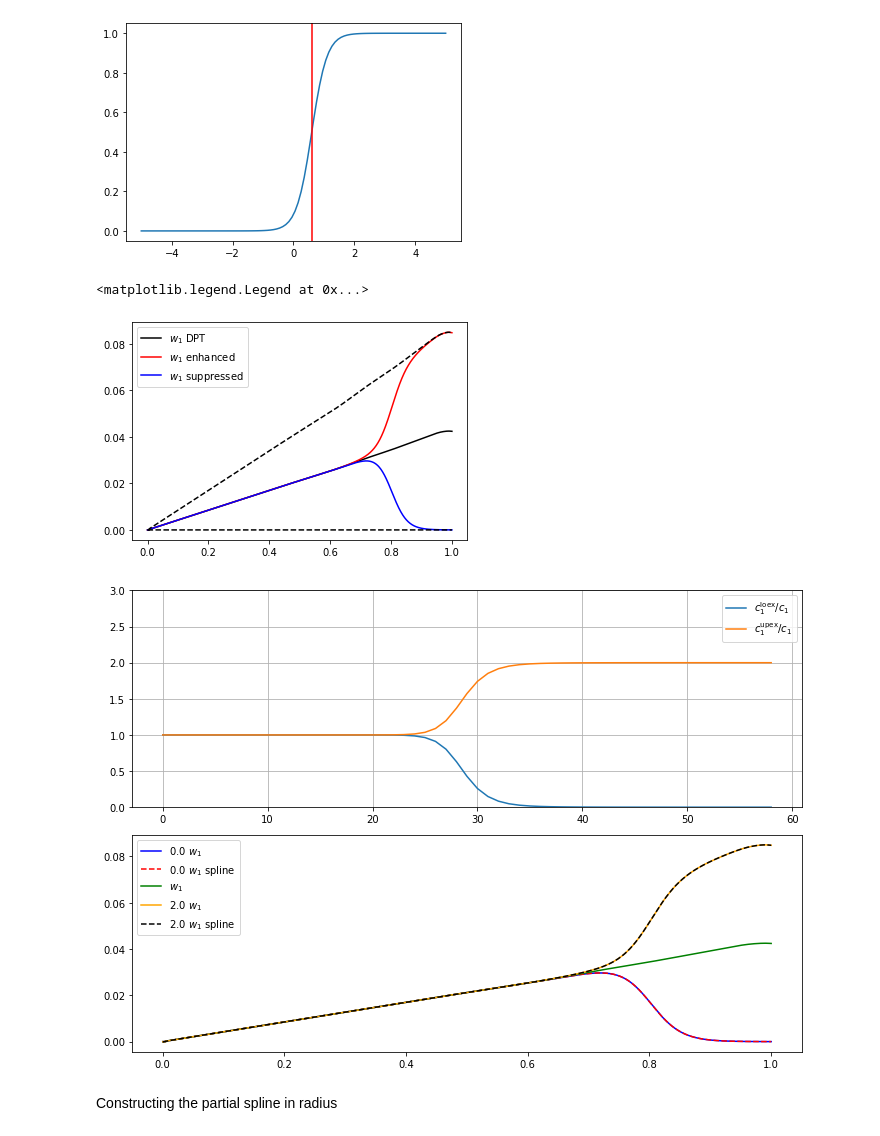
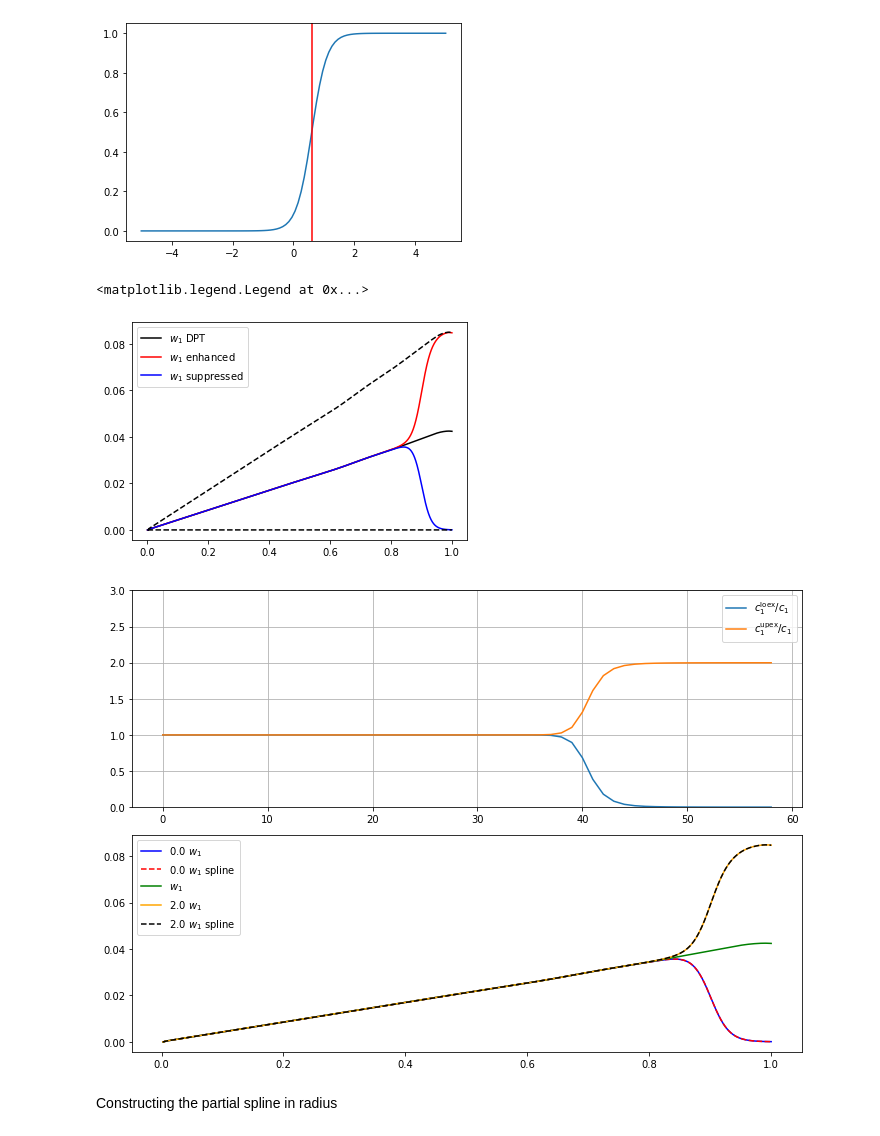
Before and after one commit to samarth-kashyap/qdPy, a Jupyter notebook: notebooks/splines.ipynb, the cells around one changed output. Saved outputs shown, nothing was run; the diff lists cells and outputs as text; code cells hidden in the pictures.

```diff
--- a/notebooks/splines.ipynb
+++ b/notebooks/splines.ipynb
@@ -60,8 +63,9 @@ print(c)
+# %%
+w = np.loadtxt("/scratch/g.samarth/get-solar-eigs/efs_Antia/snrnmais_files/data_files/w_s/w.dat")
+r = np.loadtxt("/scratch/g.samarth/get-solar-eigs/efs_Antia/snrnmais_files/data_files/r.dat")
 # %%
-# w = np.loadtxt("/scratch/g.samarth/get-solar-eigs/efs_Antia/snrnmais_files/data_files/w_s/w.dat")
-# r = np.loadtxt("/scratch/g.samarth/get-solar-eigs/efs_Antia/snrnmais_files/data_files/r.dat")
-w = np.loadtxt("/Users/srijanbharatidas/Documents/Research/Codes/Helioseismology/get-solar-eigs/efs_Jesper/snrnmais_files/data_files/w_s/w.dat")
-r = np.loadtxt("/Users/srijanbharatidas/Documents/Research/Codes/Helioseismology/get-solar-eigs/efs_Jesper/snrnmais_files/data_files/r.dat")
+#w = np.loadtxt("/Users/srijanbharatidas/Documents/Research/Codes/Helioseismology/get-solar-eigs/efs_Jesper/snrnmais_files/data_files/w_s/w.dat")
+#r = np.loadtxt("/Users/srijanbharatidas/Documents/Research/Codes/Helioseismology/get-solar-eigs/efs_Jesper/snrnmais_files/data_files/r.dat")
 mask1 = (r<1)#*(r>0.9)
 r = r[mask1]
 knot_num = 56
@@ -213,7 +217,7 @@ plt.axvline(x0, color='red')
 # function to create the extreme profiles near the surface to get the
 # range of spline coefficients for MCMC simulations
 def get_matching_function(r, r_th):
-    return 0.5*(np.tanh((r-r_th)/0.05) + 1)
+    return 0.5*(np.tanh((r-r_th)/0.03) + 1)
 
 def create_nearsurface_profile(r, r_th, w_dpt, which_ex='upex'):
     w_new = np.zeros_like(w_dpt)
@@ -228,23 +232,23 @@ def create_nearsurface_profile(r, r_th, w_dpt, which_ex='upex'):
 
     return w_new
 # %%
-rth = 0.8
+rth = 0.9
 
 w1_upex_matched = create_nearsurface_profile(r, rth, w1, which_ex='upex')
 w1_loex_matched = create_nearsurface_profile(r, rth, w1, which_ex='loex')
 
 plt.plot(r, w1, 'k',label='$w_1$ DPT')
 plt.plot(r, w1_upex_matched, 'r', label='$w_1$ enhanced')
 plt.plot(r, w1_loex_matched, 'b', label='$w_1$ suppressed')
 
 # the two extreme cases (unmatched)
 plt.plot(r, fac_up * w1, '--k')
 plt.plot(r, fac_lo * w1, '--k')
 
 plt.legend()
 # %% [output]
 <matplotlib.legend.Legend at 0x...>
-[figure, old version]
+[figure, new version]
 # %%
 # replotting the ratio of the coefficients but this time using the
 # matched profiles instead of the unmatched profiles
@@ -281,7 +285,7 @@ axs.flatten()[1].legend()
 
 fig.tight_layout()
 # %% [output]
-[figure, old version]
+[figure, new version]
 # %% [markdown]
 Constructing the partial spline in radius
 # %%
```
Also changed, not shown: parts of 6 cells of this notebook, 3 other files.
